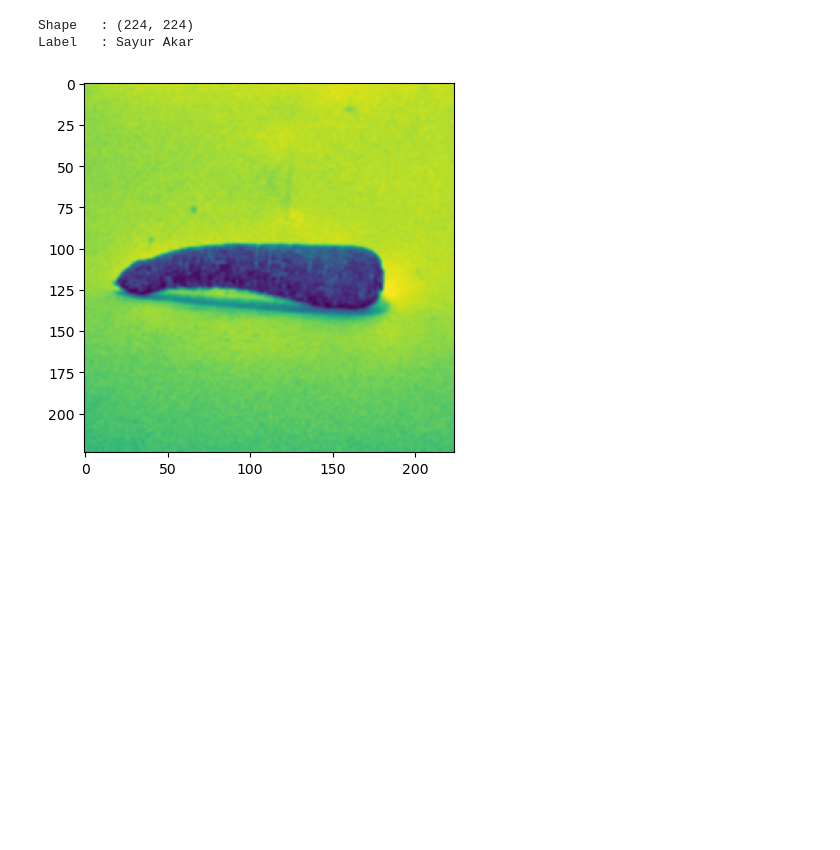
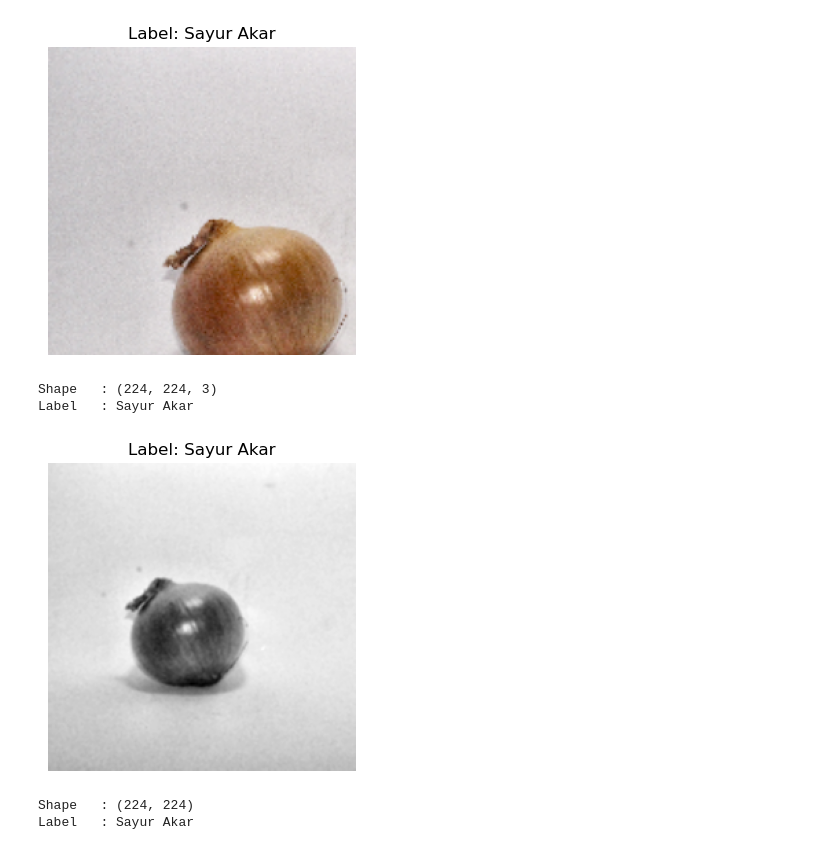
Before and after one commit to sukinnamz/ParisyApp-DataTraining, a Jupyter notebook: preprocessing.ipynb, the cells around one changed output. Saved outputs shown, nothing was run; the diff lists cells and outputs as text; code cells hidden in the pictures; blank space fills up the shorter version.

```diff
--- a/preprocessing.ipynb
+++ b/preprocessing.ipynb
@@ -115,15 +145,11 @@ def augment_img(img):
 # %%
-def apply_augmentation(processed_list, n_aug=2):
+def apply_augmentation(processed_list):
     augmented = []
-
     for img, label in processed_list:
-        augmented.append((img, label))  # original
-
-        for _ in range(n_aug):
-            aug = augment_img(img.copy())
-            augmented.append((aug, label))
-
+        augs = augment_img_deterministic(img)
+        for aug_img in augs:
+            augmented.append((aug_img, label))
     return augmented
 # %%
-aug = apply_augmentation(basic, n_aug=3)
+aug = apply_augmentation(basic)
 # %%
@@ -135,3 +161,9 @@ Label   : Sayur Buah
+# %%
+img_viz(aug, 7)
+# %% [output]
+[figure, added]
+Shape   : (224, 224, 3)
+Label   : Sayur Akar
 # %%
 def preprocess_for_HOG(processed_list):
     result = []
@@ -143,11 +175,11 @@ def preprocess_for_HOG(processed_list):
 # %%
 hog_img = preprocess_for_HOG(aug)
 # %%
-img_viz(hog_img, 100)
+img_viz(hog_img, 0)
 # %% [output]
+[figure, new version]
 Shape   : (224, 224)
 Label   : Sayur Akar
-[figure, old version]
 # %%
 def preprocess_for_HSV(processed_list):
     result = []
```
Also changed, not shown: parts of 9 cells of this notebook.
